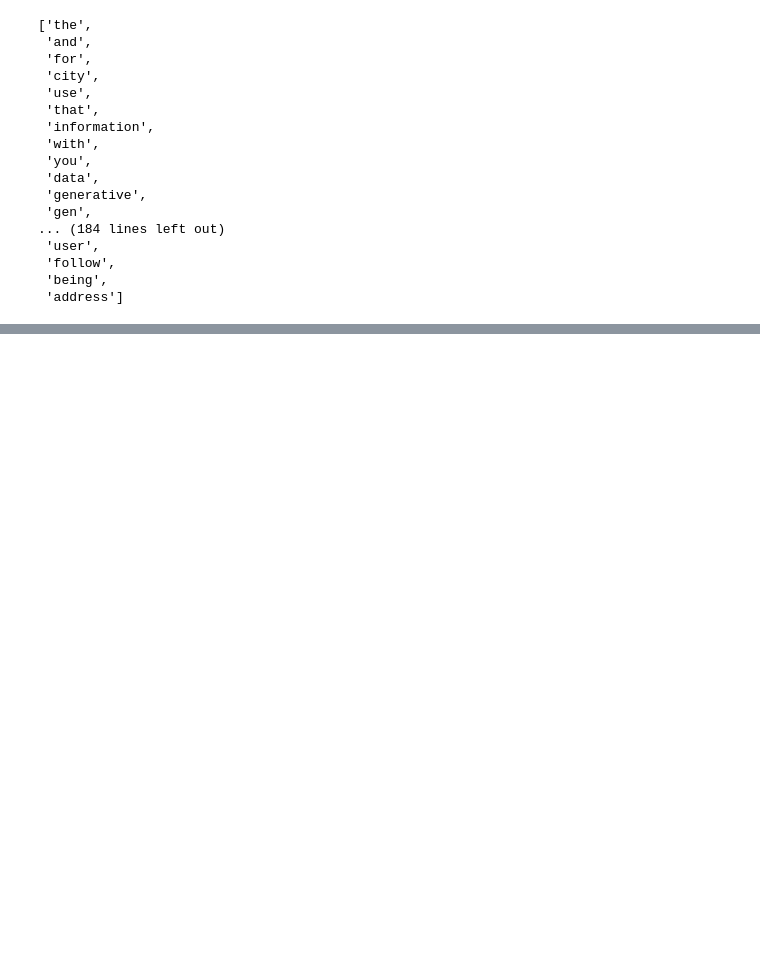
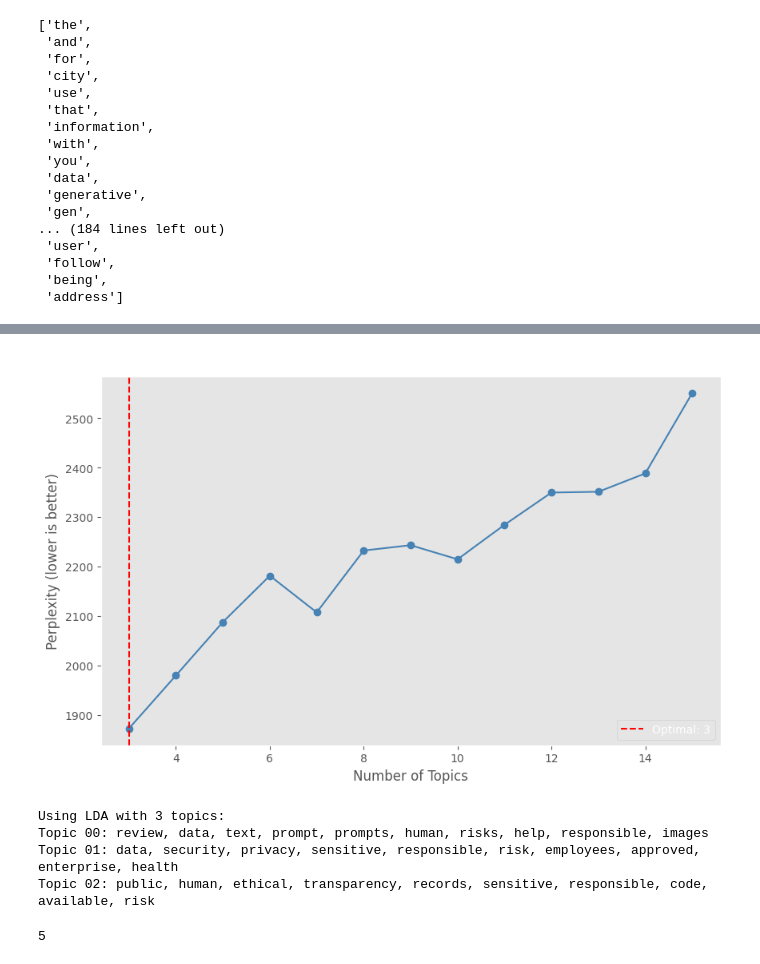
Before and after one commit to temapankin/UrbanAI-TopicModellng, a Jupyter notebook: notebooks/topic-modeling.ipynb, the cells around one changed output, grey strips where cells are left out. Saved outputs shown, nothing was run; the diff lists cells and outputs as text; code cells hidden in the pictures; blank space fills up the shorter version.

Commit message:
topic-modeling and viz update

```diff
--- a/notebooks/topic-modeling.ipynb
+++ b/notebooks/topic-modeling.ipynb
@@ -175,7 +179,7 @@ Sample terms: ['ability' 'ability age' 'ability age religious' 'ability learn' '
  'account number credit' 'account obtained' 'account obtained publicly'
  'accountability' 'accountable' 'accounts' 'accounts providing']
 # %%
-n_topics = 20  # start 8–15 for policy corpora; tune based on coherence
+n_topics = 8  # start 8–15 for policy corpora; tune based on coherence
 lda = LatentDirichletAllocation(
     n_components=n_topics,
     learning_method='batch',
@@ -208,0 +201,67 @@ Topic 19: data, requirements, accurate, ask, review
+# %%
+import matplotlib.pyplot as plt
+
+plt.style.use('ggplot')
+# %%
+from gensim import corpora, models
+from gensim.models import CoherenceModel
+import numpy as np
+import matplotlib.pyplot as plt
+
+# Create gensim dictionary and corpus
+dictionary = corpora.Dictionary()
+dictionary.id2token = {i: term for i, term in enumerate(terms)}
+dictionary.token2id = {term: i for i, term in enumerate(terms)}
+
+# Convert sparse X to list of tuples (word_id, freq) for each doc
+corpus = []
+for doc_idx in range(X.shape[0]):
+    doc = []
+    for word_idx, freq in zip(X[doc_idx].indices, X[doc_idx].data):
+        doc.append((word_idx, int(freq)))
+    corpus.append(doc)
+
+# Test different topic numbers using perplexity (lower is better)
+topic_range = range(3, 16)  # test 3 to 15 topics
+perplexity_scores = []
+models_list = []
+
+print("Computing scores...")
+for n_topics in topic_range:
+    print(f"  n_topics={n_topics}...", end=" ")
+    lda_temp = LatentDirichletAllocation(
+        n_components=n_topics,
+        learning_method='batch',
+        max_iter=30,
+        random_state=42
+    ).fit(X)
+
+    # Compute perplexity (lower is better)
+    perplexity = lda_temp.perplexity(X)
+    perplexity_scores.append(perplexity)
+    models_list.append(lda_temp)
+    print(f"perplexity={perplexity:.4f}")
+
+# Find optimal number of topics (lowest perplexity)
+best_idx = np.argmin(perplexity_scores)
+optimal_n_topics = list(topic_range)[best_idx]
+best_perplexity = perplexity_scores[best_idx]
+
+print(f"\nOptimal number of topics: {optimal_n_topics} (perplexity={best_perplexity:.4f})")
+
+# Plot perplexity scores
+plt.figure(figsize=(10, 6))
+plt.plot(list(topic_range), perplexity_scores, marker='o', color='steelblue')
+plt.xlabel('Number of Topics')
+plt.ylabel('Perplexity (lower is better)')
+plt.title('LDA Perplexity by Number of Topics')
+plt.axvline(x=optimal_n_topics, color='r', linestyle='--', label=f'Optimal: {optimal_n_topics}')
+plt.legend()
+plt.grid()
+plt.show()
+
+# Use the best model
+lda = models_list[best_idx]
+print(f"\nUsing LDA with {optimal_n_topics} topics:")
+print_topics(lda, terms, n_top_words=10)
+# %% [output]
@@ -208,0 +285,10 @@ Topic 19: data, requirements, accurate, ask, review
+[figure, added]
+Using LDA with 3 topics:
+Topic 00: review, data, text, prompt, prompts, human, risks, help, responsible, images
+Topic 01: data, security, privacy, sensitive, responsible, risk, employees, approved, enterprise, health
+Topic 02: public, human, ethical, transparency, records, sensitive, responsible, code, available, risk
+# %%
+optimal_n_topics = 5
+optimal_n_topics
+# %% [output]
+5
```
Also changed, not shown: parts of 17 cells of this notebook, 7 other files.
